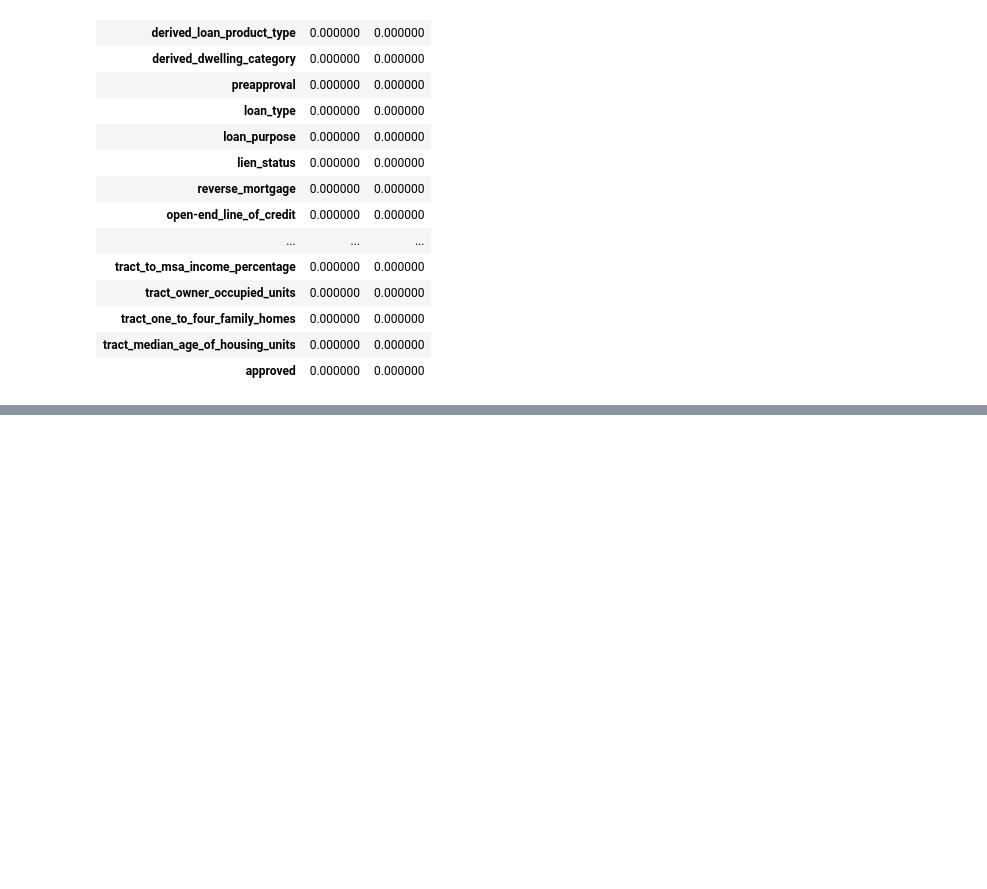
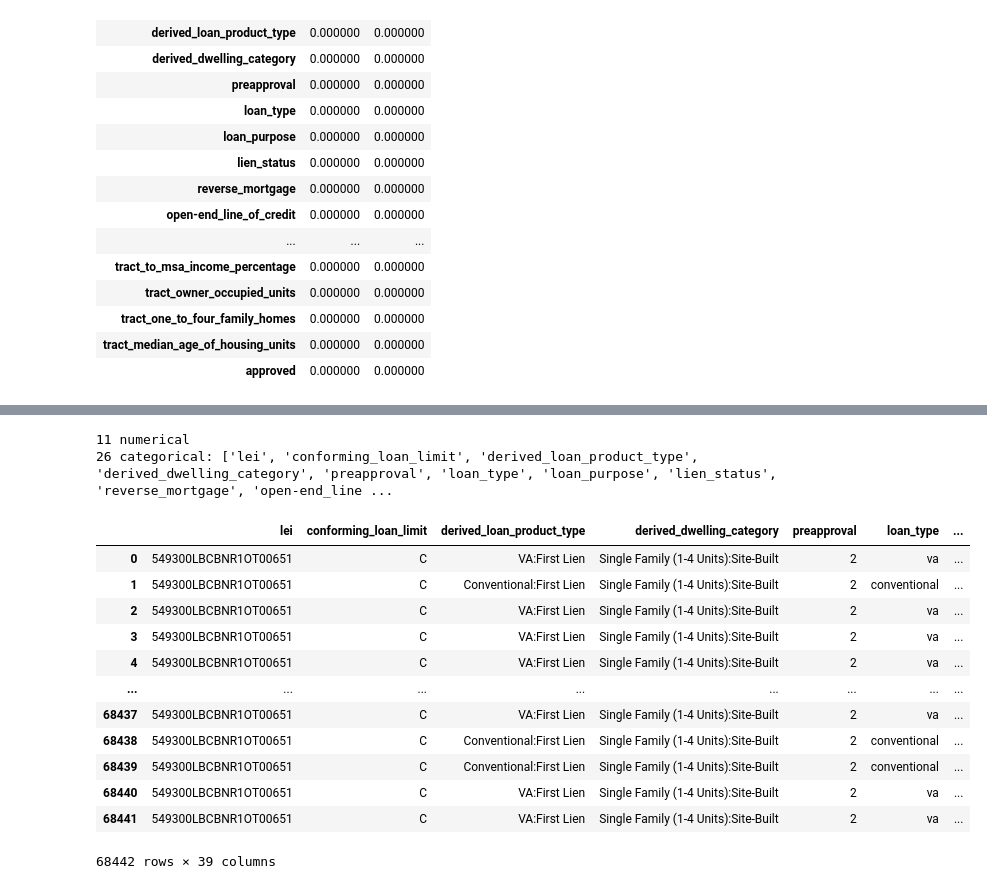
Before and after one commit to Humanberto/san-diego-mortgage-approval, a Jupyter notebook: notebook.ipynb, the cells around one changed output, grey strips where cells are left out. Cells and saved outputs as stored; diff of their text form; code cells hidden in the pictures; blank space fills up the shorter version.

```diff
--- a/notebook.ipynb
+++ b/notebook.ipynb
@@ -164,0 +169,4 @@ df.isnull().groupby(df.approved).mean().T
+# %%
+df['is_adjustable'] = pd.to_numeric(df.intro_rate_period, errors='coerce').notnull().astype(int)
+df= df.drop(columns=['intro_rate_period'])
+df.is_adjustable.value_counts()
@@ -164,0 +178,5 @@ df.isnull().groupby(df.approved).mean().T
+# %%
+for col in ['loan_to_value_ratio', 'loan_term','property_value']:
+    df[col] = pd.to_numeric(df[col], errors='coerce')
+
+df[['loan_amount', 'loan_to_value_ratio', 'loan_term', 'property_value', 'income']].describe().round(1)
@@ -164,0 +199,5 @@ df.isnull().groupby(df.approved).mean().T
+# %%
+df['income'] = df.income.clip(lower=0)
+df.loc[df.loan_to_value_ratio > 200, 'loan_to_value_ratio'] = np.nan
+
+df[['loan_amount', 'loan_to_value_ratio', 'loan_term', 'property_value', 'income']].describe().round(1)
@@ -164,0 +226,48 @@ df.isnull().groupby(df.approved).mean().T
+# %%
+df['loan_type'] = df.loan_type.map({1:'conventional', 2: 'fha', 3: 'va', 4:
+    'usda'})
+df['loan_purpose'] = df.loan_purpose.map({1: 'purchase', 2: 'improvement', 31: 'refinance', 32: 'cash_out_refi', 4: 'other', 5: 'na'})
+
+df['occupancy_type'] = df.occupancy_type.map({1: 'primary_residence', 2: 'second_home', 3: 'investment_property'})
+df['lien_status'] = df.lien_status.map({1: 'first', 2: 'second'})
+
+code_columns = ['preapproval', 'reverse_mortgage', 'open-end_line_of_credit',
+                'business_or_commercial_purpose', 'negative_amortization',
+                'interest_only_payment', 'balloon_payment', 'other_nonamortizing_features',
+                'construction_method', 'manufactured_home_secured_property_type',
+                'manufactured_home_land_property_interest', 'applicant_credit_score_type',
+                'co-applicant_credit_score_type', 'submission_of_application',
+                'initially_payable_to_institution', 'aus-1']
+
+for col in code_columns:
+    df[col] = df[col].astype(str)
+
+numerical = ['loan_amount', 'loan_to_value_ratio', 'loan_term', 'property_value', 'income',
+             'is_adjustable', 'tract_population', 'tract_to_msa_income_percentage',
+             'tract_owner_occupied_units', 'tract_one_to_four_family_homes',
+             'tract_median_age_of_housing_units']
+
+categorical = [col for col in df.columns
+               if col not in numerical + ['approved', 'tract_minority_population_percent']]
+
+print(len(numerical), 'numerical')
+print(len(categorical), 'categorical:', categorical)
+# %% [output]
+11 numerical
+26 categorical: ['lei', 'conforming_loan_limit', 'derived_loan_product_type', 'derived_dwelling_category', 'preapproval', 'loan_type', 'loan_purpose', 'lien_status', 'reverse_mortgage', 'open-end_line ...
+# %%
+df
+# %% [output]
+|  | lei | conforming_loan_limit | derived_loan_product_type | derived_dwelling_category | preapproval | loan_type | ... |
+| 0 | 549300LBCBNR1OT00651 | C | VA:First Lien | Single Family (1-4 Units):Site-Built | 2 | va | ... |
+| 1 | 549300LBCBNR1OT00651 | C | Conventional:First Lien | Single Family (1-4 Units):Site-Built | 2 | conventional | ... |
+| 2 | 549300LBCBNR1OT00651 | C | VA:First Lien | Single Family (1-4 Units):Site-Built | 2 | va | ... |
+| 3 | 549300LBCBNR1OT00651 | C | VA:First Lien | Single Family (1-4 Units):Site-Built | 2 | va | ... |
+| 4 | 549300LBCBNR1OT00651 | C | VA:First Lien | Single Family (1-4 Units):Site-Built | 2 | va | ... |
+| ... | ... | ... | ... | ... | ... | ... | ... |
+| 68437 | 549300LBCBNR1OT00651 | C | VA:First Lien | Single Family (1-4 Units):Site-Built | 2 | va | ... |
+| 68438 | 549300LBCBNR1OT00651 | C | Conventional:First Lien | Single Family (1-4 Units):Site-Built | 2 | conventional | ... |
+| 68439 | 549300LBCBNR1OT00651 | C | Conventional:First Lien | Single Family (1-4 Units):Site-Built | 2 | conventional | ... |
+| 68440 | 549300LBCBNR1OT00651 | C | VA:First Lien | Single Family (1-4 Units):Site-Built | 2 | va | ... |
+| 68441 | 549300LBCBNR1OT00651 | C | VA:First Lien | Single Family (1-4 Units):Site-Built | 2 | va | ... |
+68442 rows × 39 columns
```
Also changed, not shown: parts of 40 cells of this notebook.
